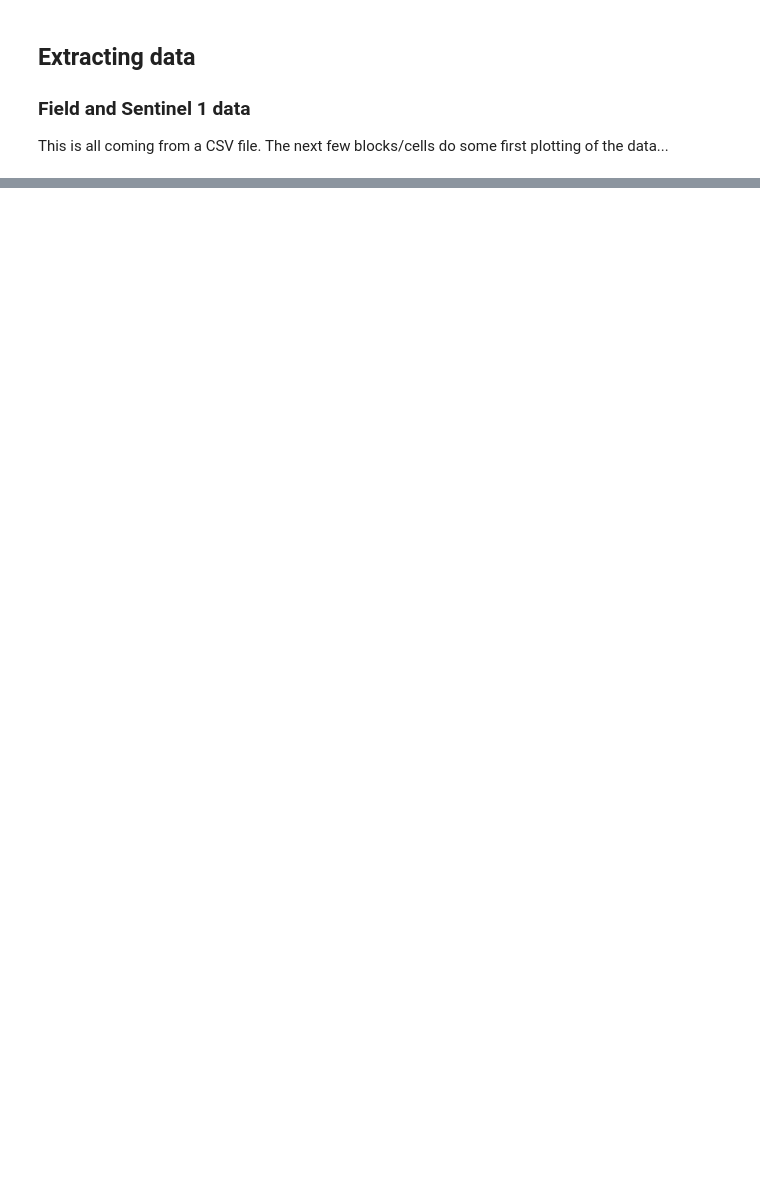
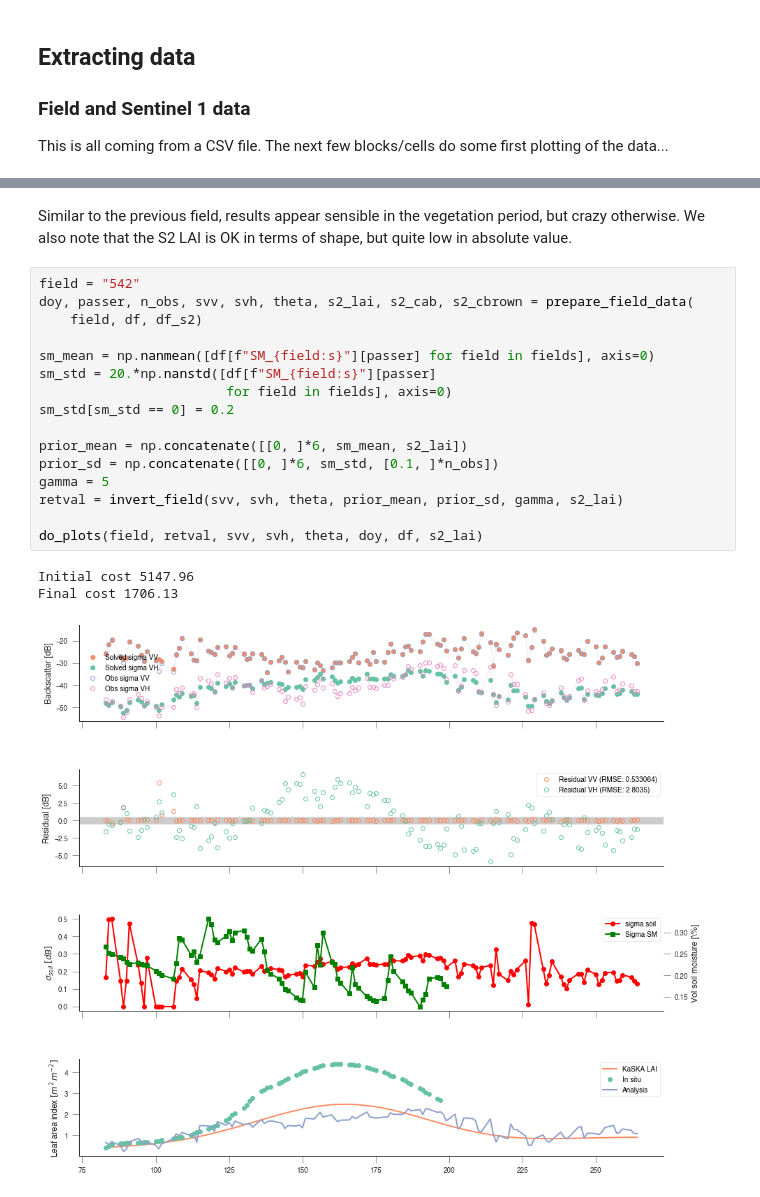
Before and after one commit to jgomezdans/sar_homework, a Jupyter notebook: LMU_all_fields.ipynb, the cells around one changed output, grey strips where cells are left out. Cells and saved outputs as stored; diff of their text form; blank space fills up the shorter version.

```diff
--- a/LMU_all_fields.ipynb
+++ b/LMU_all_fields.ipynb
@@ -175,0 +263,22 @@ retval
+# %% [markdown]
+Similar to the previous field, results appear sensible in the vegetation period, but crazy otherwise. We also note that the S2 LAI is  OK in terms of shape, but quite low in absolute value.
+# %%
+field = "542"
+doy, passer, n_obs, svv, svh, theta, s2_lai, s2_cab, s2_cbrown = prepare_field_data(
+    field, df, df_s2)
+
+sm_mean = np.nanmean([df[f"SM_{field:s}"][passer] for field in fields], axis=0)
+sm_std = 20.*np.nanstd([df[f"SM_{field:s}"][passer]
+                        for field in fields], axis=0)
+sm_std[sm_std == 0] = 0.2
+
+prior_mean = np.concatenate([[0, ]*6, sm_mean, s2_lai])
+prior_sd = np.concatenate([[0, ]*6, sm_std, [0.1, ]*n_obs])
+gamma = 5
+retval = invert_field(svv, svh, theta, prior_mean, prior_sd, gamma, s2_lai)
+
+do_plots(field, retval, svv, svh, theta, doy, df, s2_lai)
+# %% [output]
+Initial cost 5147.96
+Final cost 1706.13
+[figure, added]
```
Also changed, not shown: parts of 21 cells of this notebook, 2 other files.
